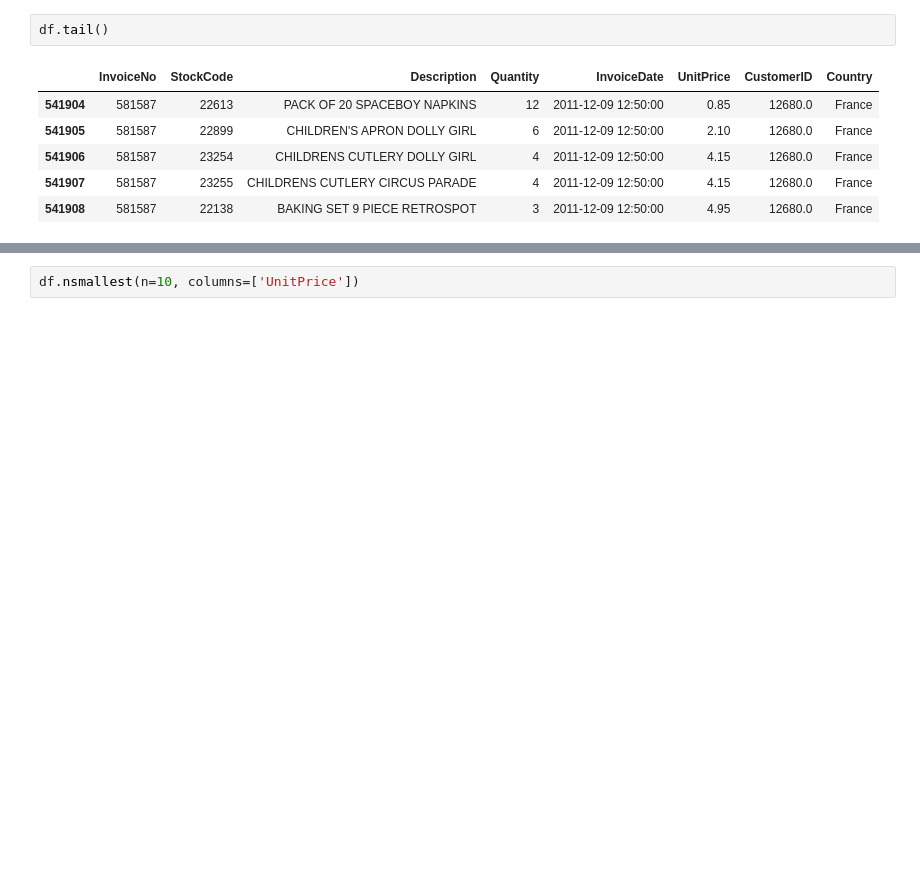
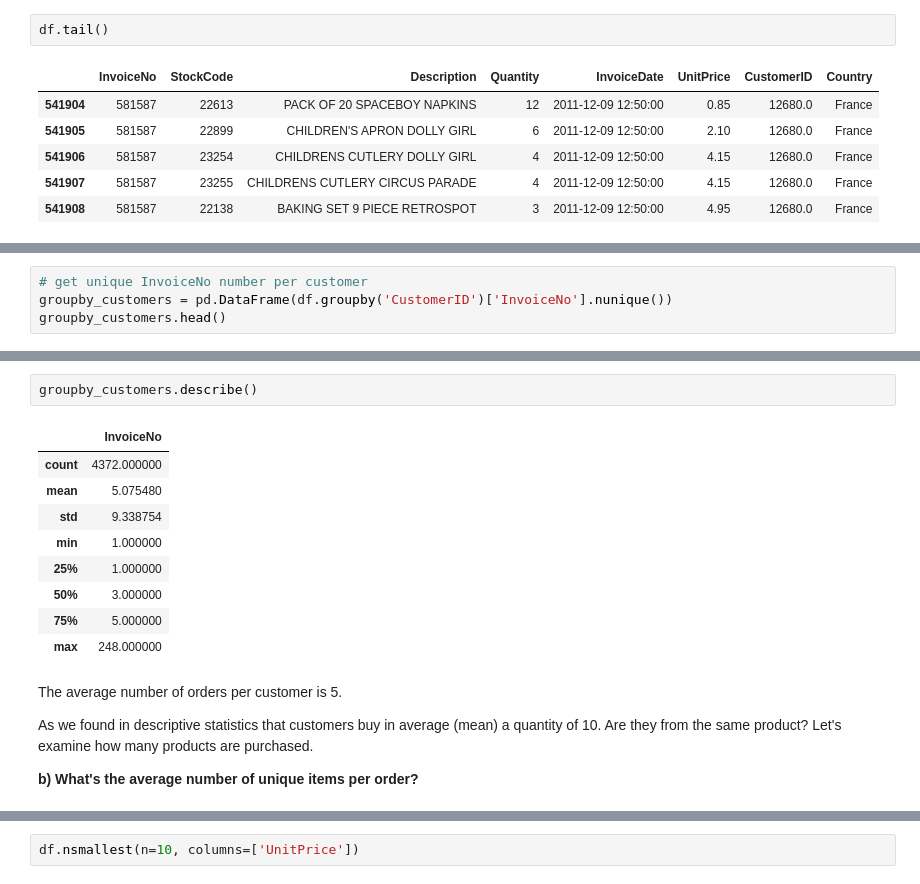
Before and after one commit to sushily1997/Project_1, a Jupyter notebook: Capstone_Project_1_Propensity_Model.ipynb, the cells around one changed output, grey strips where cells are left out. Saved outputs shown, nothing was run; the diff lists cells and outputs as text; blank space fills up the shorter version.

```diff
--- a/Capstone_Project_1_Propensity_Model.ipynb
+++ b/Capstone_Project_1_Propensity_Model.ipynb
@@ -121,0 +200,4 @@ df
+# %%
+# get unique InvoiceNo number per customer
+groupby_customers = pd.DataFrame(df.groupby('CustomerID')['InvoiceNo'].nunique())
+groupby_customers.head()
@@ -121,0 +212,18 @@ df
+# %%
+groupby_customers.describe()
+# %% [output]
+|  | InvoiceNo |
+| count | 4372.000000 |
+| mean | 5.075480 |
+| std | 9.338754 |
+| min | 1.000000 |
+| 25% | 1.000000 |
+| 50% | 3.000000 |
+| 75% | 5.000000 |
+| max | 248.000000 |
+# %% [markdown]
+The average number of orders per customer is 5.
+
+As we found in descriptive statistics that customers buy in average (mean) a quantity of 10. Are they from the same product? Let's examine how many products are purchased.
+
+**b) What's the average number of unique items per order?**
```
Also changed, not shown: parts of 36 cells of this notebook.
